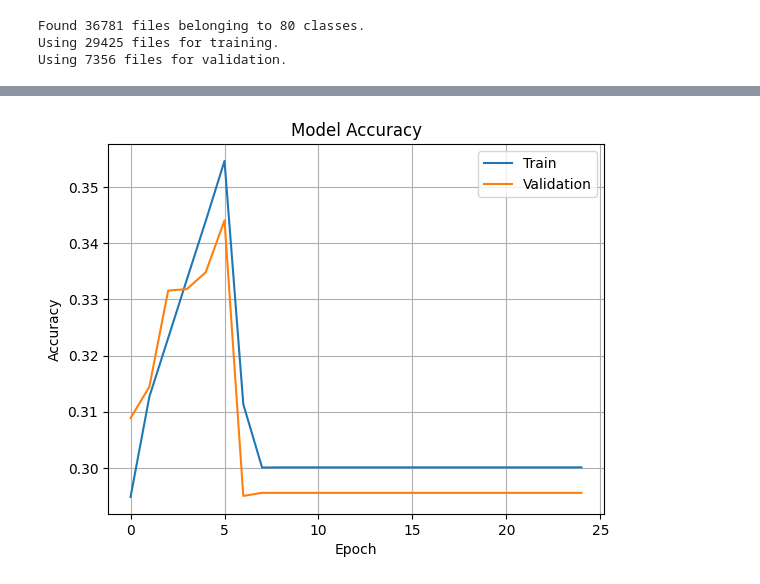
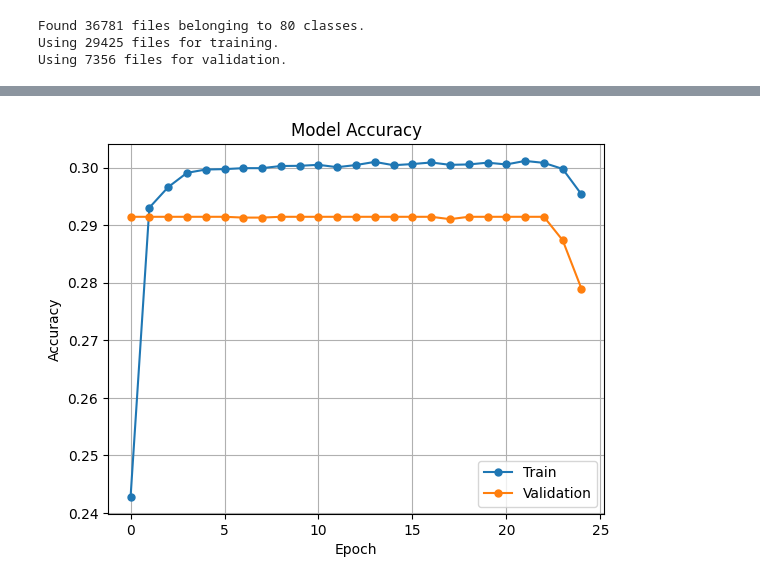
Before and after one commit to vnphuong16/Training_ML_Lab2_FirstModel, a Jupyter notebook: lab2.ipynb, the cells around one changed output, grey strips where cells are left out. Cells and saved outputs as stored; diff of their text form; code cells hidden in the pictures.

Commit message:
Modify layers to training

```diff
--- a/lab2.ipynb
+++ b/lab2.ipynb
@@ -144,7 +133,43 @@ def make_model(input_shape, num_classes):
+# %%
+def make_model(input_shape, num_classes, learning_rate):
+    model = models.Sequential()
+
+    # --- Layer 1 ---
+    model.add(layers.Conv2D(filters=32, kernel_size=(3, 3), padding='same', input_shape=input_shape))
+    model.add(layers.MaxPooling2D(pool_size=(2, 2)))
+
+    # --- Layer 2 ---
+    model.add(layers.Conv2D(filters=64, kernel_size=(3, 3), padding='same'))
+    model.add(layers.MaxPooling2D(pool_size=(2, 2)))
+    model.add(layers.Dropout(rate=0.2))
+
+    # --- Layer 3 ---
+    model.add(layers.Conv2D(filters=128, kernel_size=(3, 3), padding='same'))
+    model.add(layers.MaxPooling2D(pool_size=(2, 2)))
+    model.add(layers.Dropout(rate=0.2))
+
+    # --- Layer 4 ---
+    model.add(layers.Flatten())
+
+    # --- Layer 5 ---
+    model.add(layers.Dropout(rate=0.5))
+
+    # --- Layer 6 ---
+    model.add(layers.Dense(units=128, activation='relu'))
+
+    # --- Output Layer ---
+    model.add(layers.Dense(units=num_classes, activation='softmax'))
+
+    # Compile the model
+    #model.compile(optimizer=tf.keras.optimizers.Adam(1e-3), loss='sparse_categorical_crossentropy', metrics=['accuracy'])
+    model.compile(optimizer=tf.keras.optimizers.Adam(learning_rate=learning_rate), loss='sparse_categorical_crossentropy', metrics=['accuracy'])
+
+    return model
 # %%
 # Define the input shape and number of classes
 input_shape = (180, 180, 3)
 num_classes = 80
+learning_rate = 1e-5
 # %%
 # Create the model
-model = make_model(input_shape, num_classes)
+model = make_model(input_shape, num_classes, learning_rate)
@@ -151,6 +178,3 @@ model = make_model(input_shape, num_classes)
-# %%
-# Compile the model
-model.compile(optimizer=keras.optimizers.Adam(1e-3), loss="sparse_categorical_crossentropy", metrics=['accuracy'])
 # %%
 # Train the model
 ##history = model.fit(combined_train_ds, epochs=25, validation_data=val_ds)
@@ -176,14 +200,14 @@ Epoch 25/25
 # %%
 accuracy = history.history['accuracy']
 val_accuracy = history.history['val_accuracy']
 
-plt.plot(accuracy, label='Train')
-plt.plot(val_accuracy, label='Validation')
+plt.plot(accuracy, label='Train', marker='o', markersize=5)
+plt.plot(val_accuracy, label='Validation', marker='o', markersize=5)
 plt.title('Model Accuracy')
 plt.xlabel('Epoch')
 plt.ylabel('Accuracy')
 plt.legend()
 plt.grid()
 plt.show()
 # %% [output]
-[figure, old version]
+[figure, new version]
```
Also changed, not shown: parts of 16 cells of this notebook.
